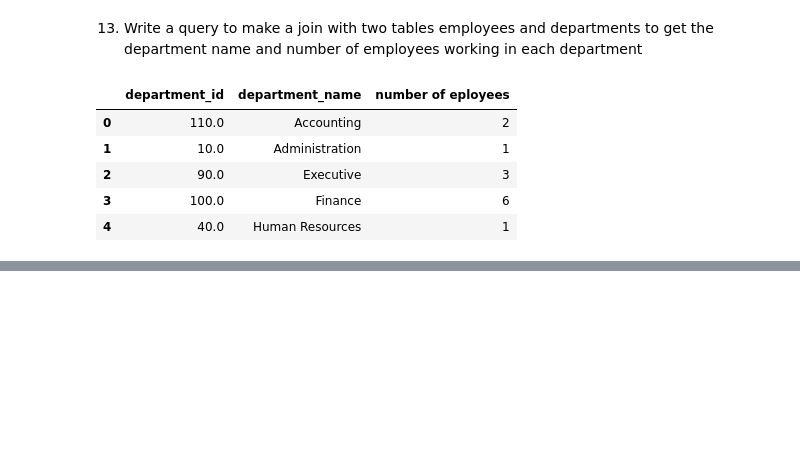
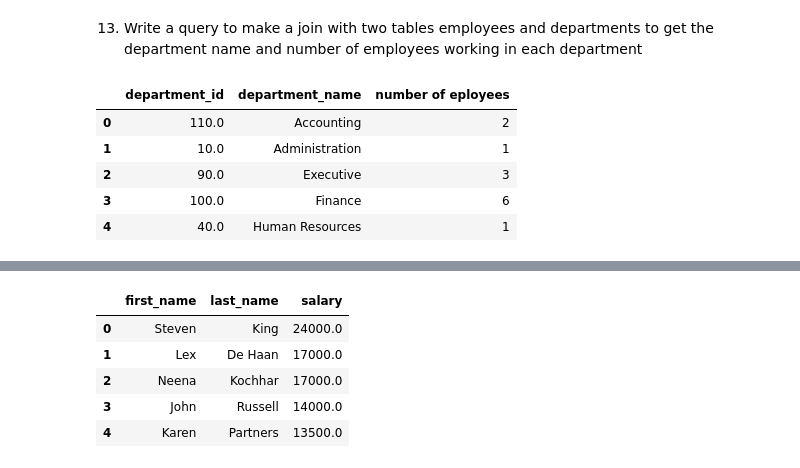
Before and after one commit to KKuzmiak/exercises, a Jupyter notebook: Postgresql.ipynb, the cells around one changed output, grey strips where cells are left out. Saved outputs shown, nothing was run; the diff lists cells and outputs as text; code cells hidden in the pictures; blank space fills up the shorter version.

```diff
--- a/Postgresql.ipynb
+++ b/Postgresql.ipynb
@@ -232,0 +347,14 @@ df13.head()
+# %%
+query21="""SELECT first_name, last_name, salary FROM employees
+WHERE salary >(SELECT AVG(salary) FROM employees)
+ORDER BY salary DESC"""
+# %%
+df21=pd.read_sql_query(query21, con=connection)
+df21.head()
+# %% [output]
+|  | first_name | last_name | salary |
+| 0 | Steven | King | 24000.0 |
+| 1 | Lex | De Haan | 17000.0 |
+| 2 | Neena | Kochhar | 17000.0 |
+| 3 | John | Russell | 14000.0 |
+| 4 | Karen | Partners | 13500.0 |
```
Also changed, not shown: parts of 29 cells of this notebook.
